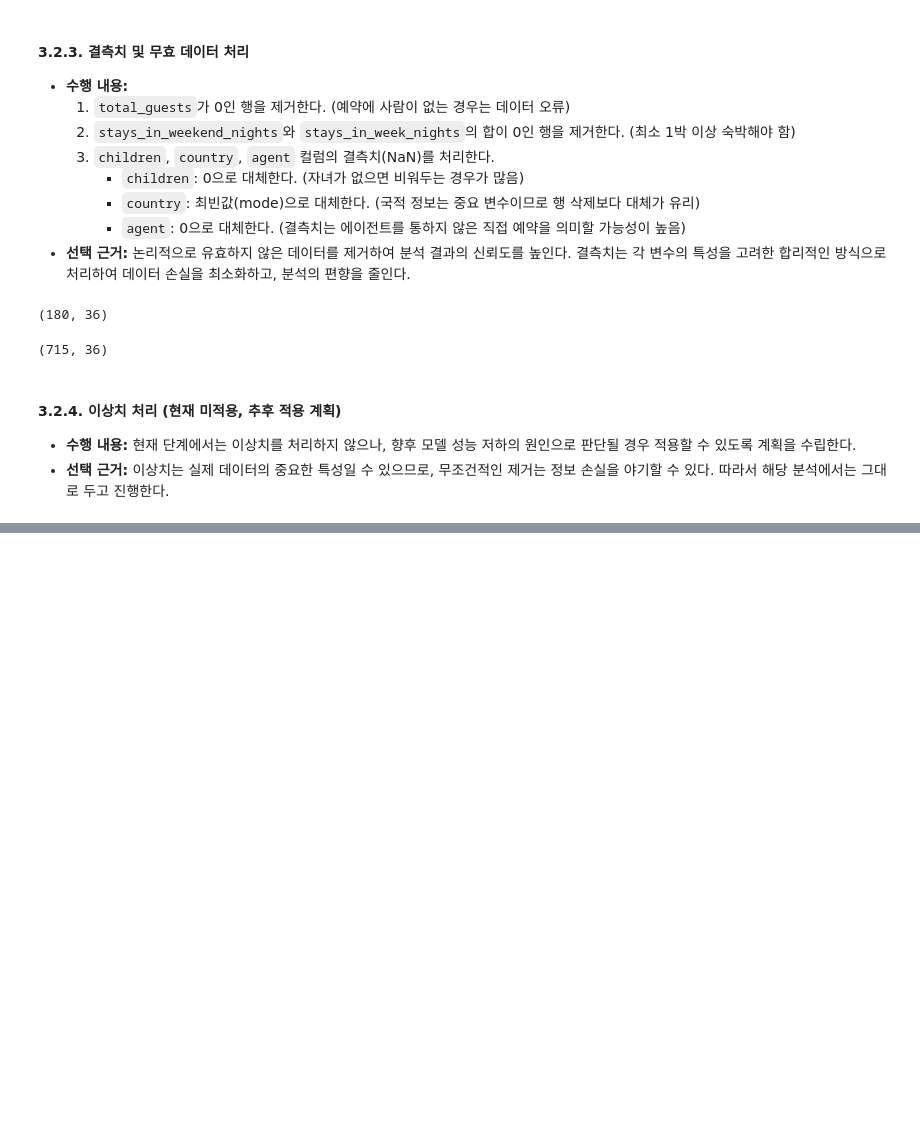
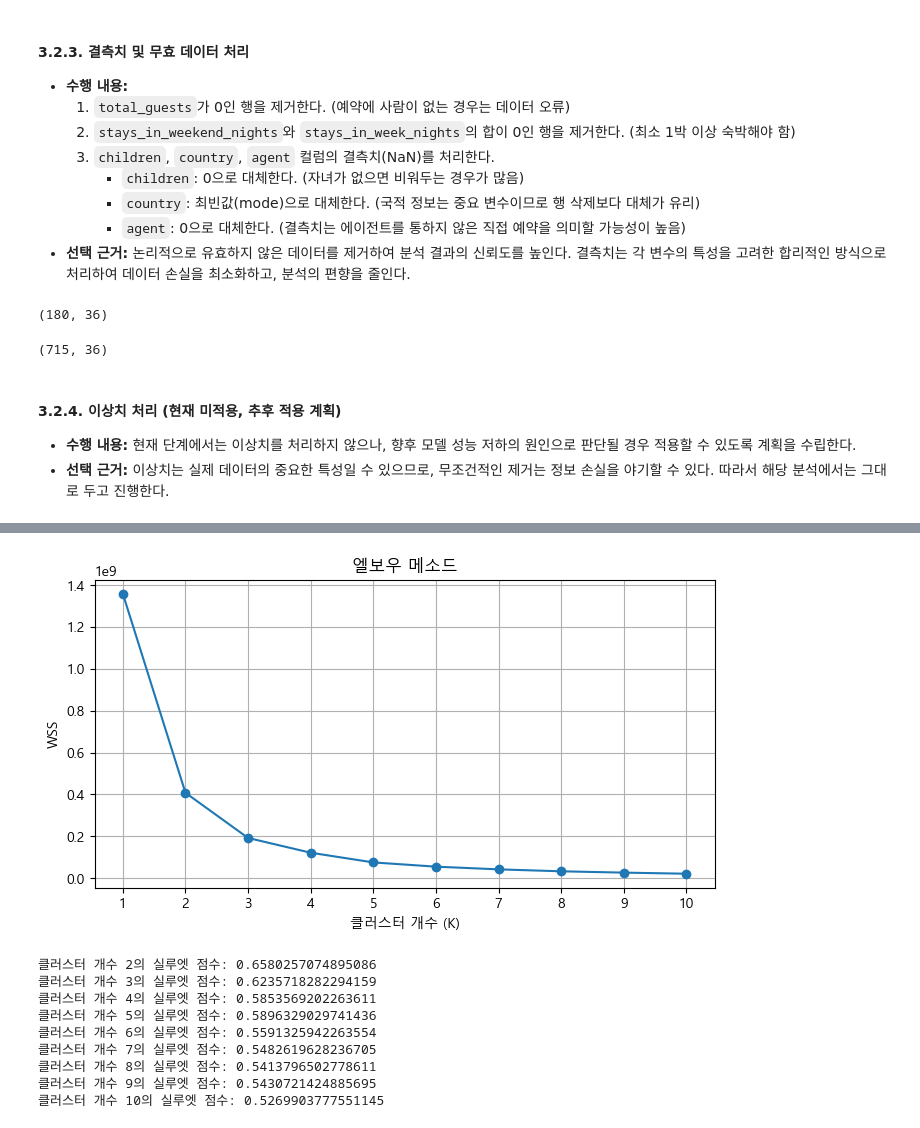
Before and after one commit to otto-Choi/Project-hotel_booking, a Jupyter notebook: notebooks/02_Clustering_customer_type.ipynb, the cells around one changed output, grey strips where cells are left out. Cells and saved outputs as stored; diff of their text form; code cells hidden in the pictures; blank space fills up the shorter version.

Commit message:
적정 클러스터 개수 산정

```diff
--- a/notebooks/02_Clustering_customer_type.ipynb
+++ b/notebooks/02_Clustering_customer_type.ipynb
@@ -121,0 +160,18 @@ df_cleaned = df_cleaned[df_cleaned['total_nights'] > 0]
+# %%
+from sklearn.preprocessing import StandardScaler
+
+'''# Country 변수 처리: 상위 10개 국가만 남기고 나머지는 'Other'로 묶기
+top_countries = df_clustering['country'].value_counts().nlargest(10).index.tolist()
+df_clustering['country_processed'] = df_clustering['country'].apply(lambda x: x if x in top_countries else 'Other')'''
+
+# 범주형 변수 원-핫 인코딩 (처리된 country 변수 포함)
+categorical_features = ['market_segment', 'distribution_channel','is_child','customer_type']
+df_clustering_encoded = pd.get_dummies(df_clustering, columns=categorical_features, drop_first=True)
+
+# 스케일링 대상 변수 선택 (room_match_flag와 is_repeated_guest는 이미 0/1 값이므로 스케일링 제외)
+features_to_scale = df_clustering_encoded.columns.difference(['lead_time', 'total_guests', 'total_of_special_requests','total_nights'])
+
+# StandardScaler를 사용하여 스케일링
+scaler = StandardScaler()
+df_clustering_scaled = df_clustering_encoded.copy()
+df_clustering_scaled[features_to_scale] = scaler.fit_transform(df_clustering_encoded[features_to_scale])
@@ -121,0 +192,43 @@ df_cleaned = df_cleaned[df_cleaned['total_nights'] > 0]
+# %%
+from sklearn.cluster import KMeans
+from sklearn.metrics import silhouette_score
+import matplotlib.pyplot as plt
+
+# K-Means 클러스터링 (엘보우 메소드 및 실루엣 점수)
+
+# 엘보우 메소드를 위한 WSS (Within-Cluster Sum of Square)
+wss = []
+for i in range(1, 11): # 클러스터 개수 1부터 10까지 시도
+    kmeans = KMeans(n_clusters=i, init='k-means++', random_state=42, n_init=10)
+    kmeans.fit(df_clustering_scaled)
+    wss.append(kmeans.inertia_)
+
+# 엘보우 메소드 시각화
+plt.figure(figsize=(8, 4))
+plt.plot(range(1, 11), wss, marker='o')
+plt.title('엘보우 메소드')
+plt.xlabel('클러스터 개수 (K)')
+plt.ylabel('WSS')
+plt.xticks(range(1, 11))
+plt.grid(True)
+plt.show()
+
+# 실루엣 점수를 위한 계산
+silhouette_scores = []
+for i in range(2, 11): # 실루엣 점수는 클러스터 개수 2부터 계산 가능
+    kmeans = KMeans(n_clusters=i, init='k-means++', random_state=42, n_init=10)
+    kmeans.fit(df_clustering_scaled)
+    score = silhouette_score(df_clustering_scaled, kmeans.labels_)
+    silhouette_scores.append(score)
+    print(f"클러스터 개수 {i}의 실루엣 점수: {score}")
+# %% [output]
+[figure, added]
+클러스터 개수 2의 실루엣 점수: 0.6580257074895086
+클러스터 개수 3의 실루엣 점수: 0.6235718282294159
+클러스터 개수 4의 실루엣 점수: 0.5853569202263611
+클러스터 개수 5의 실루엣 점수: 0.5896329029741436
+클러스터 개수 6의 실루엣 점수: 0.5591325942263554
+클러스터 개수 7의 실루엣 점수: 0.5482619628236705
+클러스터 개수 8의 실루엣 점수: 0.5413796502778611
+클러스터 개수 9의 실루엣 점수: 0.5430721424885695
+클러스터 개수 10의 실루엣 점수: 0.5269903777551145
```
Also changed, not shown: parts of 7 cells of this notebook.
